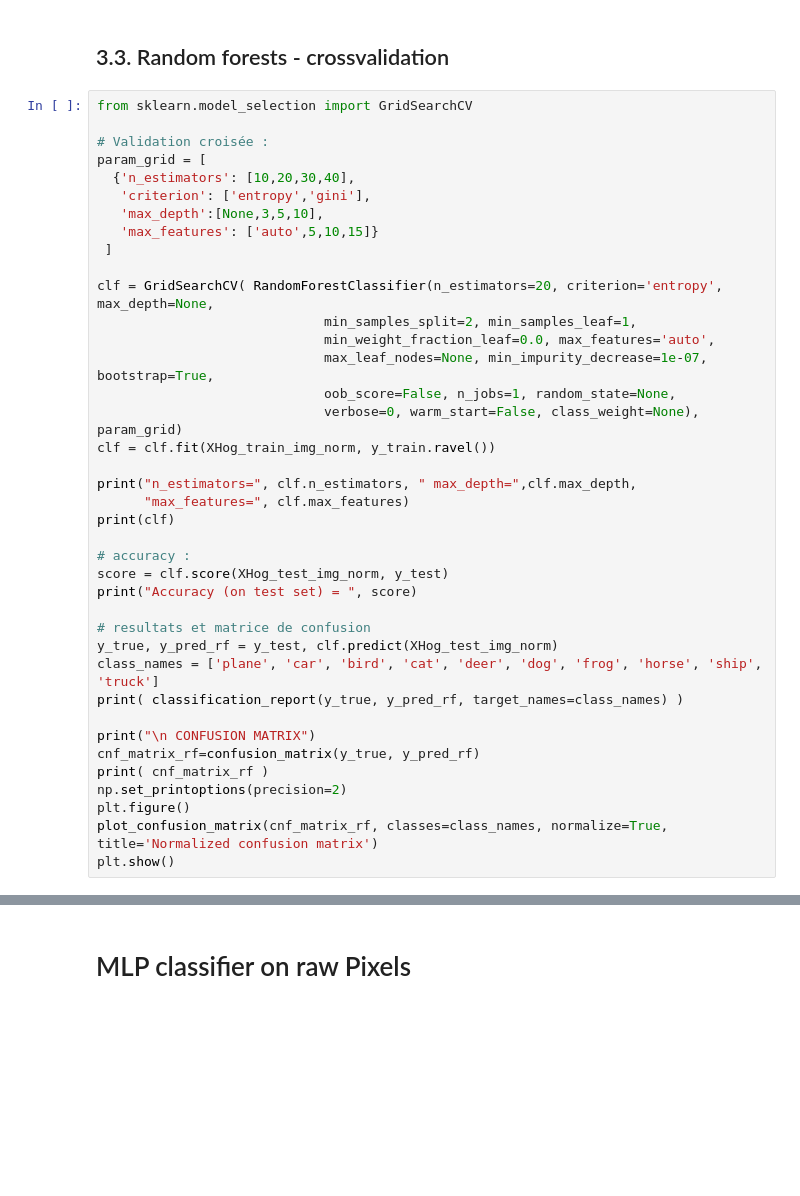
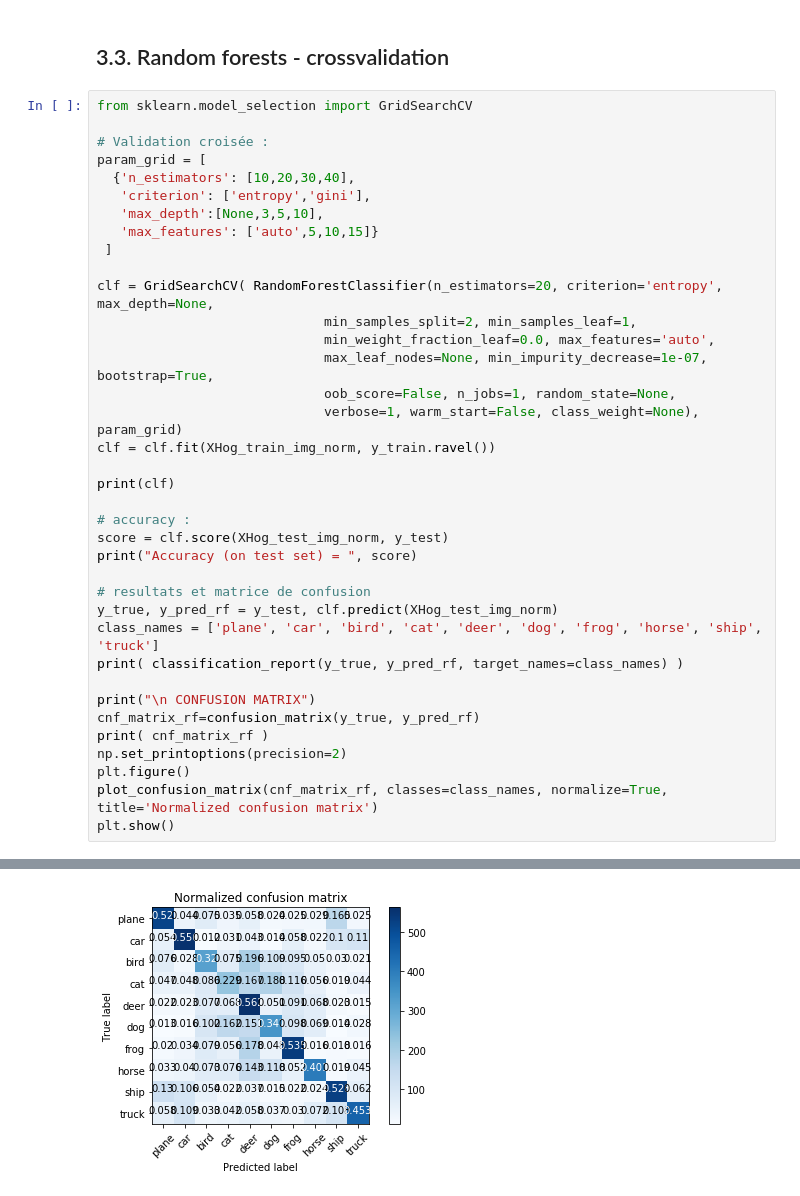
Before and after one commit to gregoiredgt/Mini_projet, a Jupyter notebook: cifar10_notebook.ipynb, the cells around one changed output, grey strips where cells are left out. Drawn from its saved outputs; the diff is of its cells as text; blank space fills up the shorter version.

```diff
--- a/cifar10_notebook.ipynb
+++ b/cifar10_notebook.ipynb
@@ -362,11 +356,9 @@ clf = GridSearchCV( RandomForestClassifier(n_estimators=20, criterion='entropy',
                              min_weight_fraction_leaf=0.0, max_features='auto',
                              max_leaf_nodes=None, min_impurity_decrease=1e-07, bootstrap=True,
                              oob_score=False, n_jobs=1, random_state=None,
-                             verbose=0, warm_start=False, class_weight=None), param_grid)
+                             verbose=1, warm_start=False, class_weight=None), param_grid)
 clf = clf.fit(XHog_train_img_norm, y_train.ravel())
 
-print("n_estimators=", clf.n_estimators, " max_depth=",clf.max_depth,
-      "max_features=", clf.max_features)
 print(clf)
 
 # accuracy :
@@ -385,3 +377,4 @@ np.set_printoptions(precision=2)
 plt.figure()
 plot_confusion_matrix(cnf_matrix_rf, classes=class_names, normalize=True, title='Normalized confusion matrix')
 plt.show()
+# %% [output]
@@ -388,2 +413 @@ plt.show()
+[figure, added]
-# %% [markdown]
-# MLP classifier on raw Pixels
```
Also changed, not shown: parts of 23 cells of this notebook.
